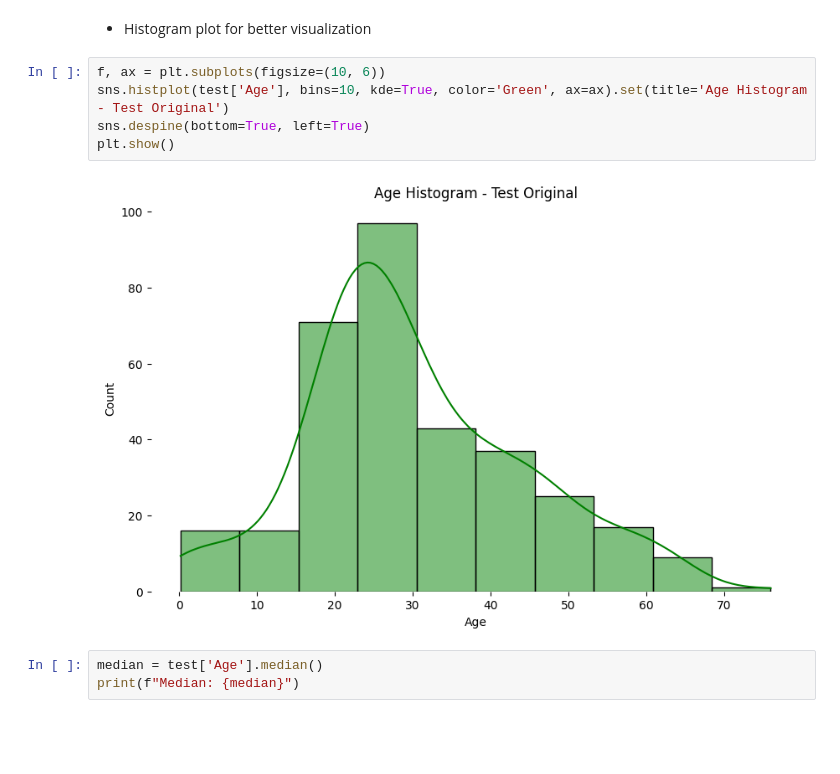
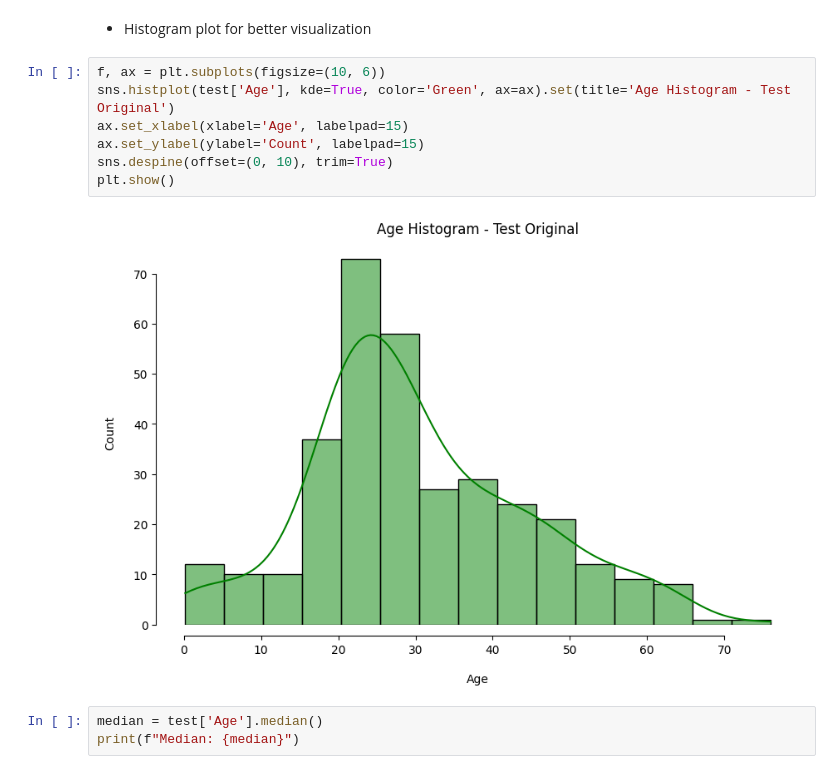
Before and after one commit to guievbs/titanic-kaggle, a Jupyter notebook: src/features/eda.ipynb, the cells around one changed output. Saved outputs shown, nothing was run; the diff lists cells and outputs as text; blank space fills up the shorter version.

Commit message:
refactor: Enhance visualization quality using Seaborn

```diff
--- a/src/features/eda.ipynb
+++ b/src/features/eda.ipynb
@@ -259,11 +263,13 @@ Name: Age, dtype: float64
 - Histogram plot for better visualization
 # %%
 f, ax = plt.subplots(figsize=(10, 6))
-sns.histplot(test['Age'], bins=10, kde=True, color='Green', ax=ax).set(title='Age Histogram - Test Original')
-sns.despine(bottom=True, left=True)
+sns.histplot(test['Age'], kde=True, color='Green', ax=ax).set(title='Age Histogram - Test Original')
+ax.set_xlabel(xlabel='Age', labelpad=15)
+ax.set_ylabel(ylabel='Count', labelpad=15)
+sns.despine(offset=(0, 10), trim=True)
 plt.show()
 # %% [output]
-[figure, old version]
+[figure, new version]
 # %%
 median = test['Age'].median()
 print(f"Median: {median}")
```
Also changed, not shown: parts of 5 cells of this notebook.
